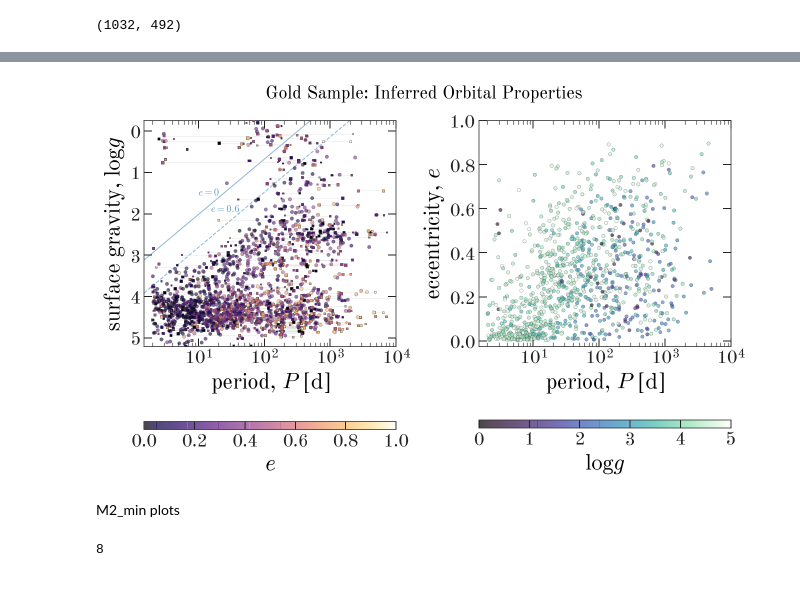
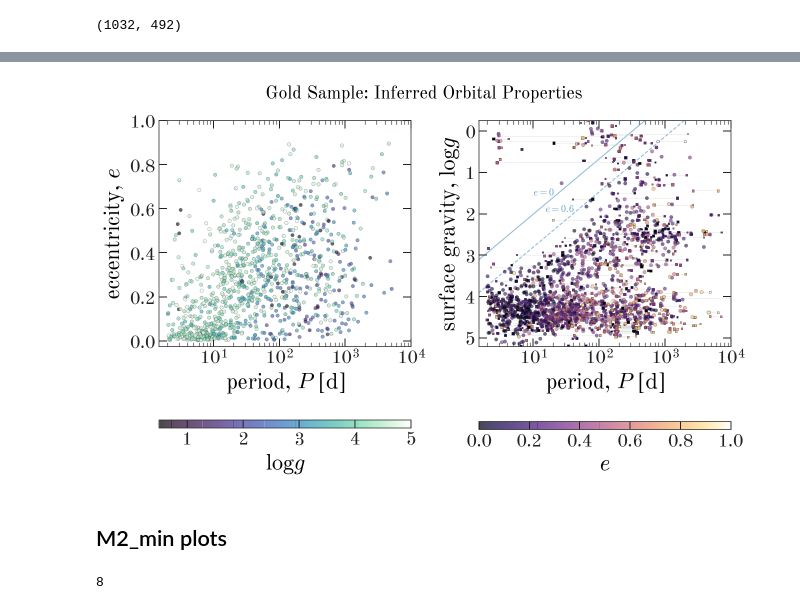
Before and after one commit to adrn/apogee-dr16-vac, a Jupyter notebook: notebooks/figures/Figure-gold-sample.ipynb, the cells around one changed output, grey strips where cells are left out. Saved outputs shown, nothing was run; the diff lists cells and outputs as text; code cells hidden in the pictures.

```diff
--- a/notebooks/figures/Figure-gold-sample.ipynb
+++ b/notebooks/figures/Figure-gold-sample.ipynb
@@ -24,6 +25,6 @@ os.makedirs(figure_path, exist_ok=True)
 # %%
 c = Config.from_run_name('dr16-random')
 # %%
-gold = at.QTable.read('../../catalogs/gold_sample.fits')
-bimodal = at.QTable.read('../../catalogs/bimodal.fits')
+gold = at.QTable(at.Table.read('../../catalogs/gold_sample.fits').filled())
+bimodal = at.Table.read('../../catalogs/bimodal.fits').filled()
 bimodal = at.QTable(bimodal[bimodal['LOGG'] > -0.5], masked=False)
@@ -53,7 +43,7 @@ bi_style = dict(lw=0.3, marker='s', zorder=5,
 fig, axes = plt.subplots(1, 2, figsize=(9, 5.5), sharex=True,
                          constrained_layout=True)
 
-ax = axes[0]
+ax = axes[1]
 im1 = ax.scatter(gold['MAP_P'], gold['LOGG'],
            c=gold['MAP_e'], vmin=0, vmax=1,
            cmap='hesperia',
@@ -70,14 +60,14 @@ for i in [0, 1]:
 
 ax.plot(np.stack((bimodal['MAP_P'][::2].value,
                   bimodal['MAP_P'][1::2].value)),
-        np.stack((bimodal['LOGG'].filled()[::2],
-                  bimodal['LOGG'].filled()[1::2])),
+        np.stack((bimodal['LOGG'][::2],
+                  bimodal['LOGG'][1::2])),
         marker='', linestyle='-', alpha=0.5,
         color='#cccccc', zorder=3, linewidth=0.5)
 
 logg_grid = np.linspace(-0.5, 6, 128)
 M2 = 0.3 * u.Msun
-M1 = 1.3 * u.Msun
+M1 = 1.1 * u.Msun
 for e, ls in zip([0., 0.6], ['-', '--']):
     ax.plot(period_at_surface(M1, logg_grid, e=e, M2=M2),
             logg_grid,
@@ -91,9 +81,9 @@ ax.set_ylabel(r'surface gravity, $\log g$')
 ax.set_xscale('log')
 ax.set_ylim(5.2, -0.25)
 
-ax = axes[1]
+ax = axes[0]
 im2 = ax.scatter(gold['MAP_P'], gold['MAP_e'],
-           c=gold['LOGG'], vmin=0, vmax=5,
+           c=gold['LOGG'], vmin=0.5, vmax=5,
            cmap='laguna',
            **style)
 
@@ -107,35 +97,33 @@ im2 = ax.scatter(gold['MAP_P'], gold['MAP_e'],
 
 # ax.plot(np.stack((bimodal['MAP_P'][::2].value,
 #                   bimodal['MAP_P'][1::2].value)),
 #         np.stack((bimodal['MAP_e'][::2].value,
 #                   bimodal['MAP_e'][1::2].value)),
 #         marker='', linestyle='-', alpha=0.5,
 #         color='#cccccc', zorder=3, linewidth=0.5)
 
 ax.set_ylabel(r'eccentricity, $e$')
 ax.set_xscale('log')
 ax.set_ylim(-0.025, 1)
 
 for ax in axes:
     ax.set_xlabel(f'period, $P$ [{u.day:latex_inline}]')
     ax.set_xticks(10 ** np.arange(0, 4+1e-3))
     ax.set_xticks(np.concatenate([[j * 10**i for j in range(1, 10)]
                                   for i in np.arange(0, 4+1e-3)]),
                   minor=True)
     ax.set_xlim(1.5, 1e4)
 
-cb1 = fig.colorbar(im1, ax=axes[0], orientation='horiztontal', pad=0.07)
+cb1 = fig.colorbar(im1, ax=axes[1], orientation='horiztontal', pad=0.07)
 cb1.set_label('$e$')
 cb1.set_ticks(np.arange(0, 1+1e-3, 0.2))
 
-cb2 = fig.colorbar(im2, ax=axes[1], orientation='horiztontal', pad=0.07)
+cb2 = fig.colorbar(im2, ax=axes[0], orientation='horiztontal', pad=0.07)
 cb2.set_label(r'$\log g$')
 cb2.set_ticks(np.arange(0, 5+1e-3, 1))
 
 fig.suptitle('Gold Sample: Inferred Orbital Properties', fontsize=18)
 
 fig.savefig(os.path.join(figure_path, 'Plogg_Pe.pdf'), dpi=250)
 # %% [output]
-[figure, old version]
+[figure, new version]
-# %% [markdown]
-M2_min plots
@@ -144,3 +130,5 @@ from twobody.transforms import PeKi_to_a
+# %% [markdown]
+## M2_min plots
 # %%
 # COPIED FROM: Figure-highmass-lowmass.ipynb
 low_mass_fav_ids = [
```
Also changed, not shown: parts of 22 cells of this notebook, 3 other files.
